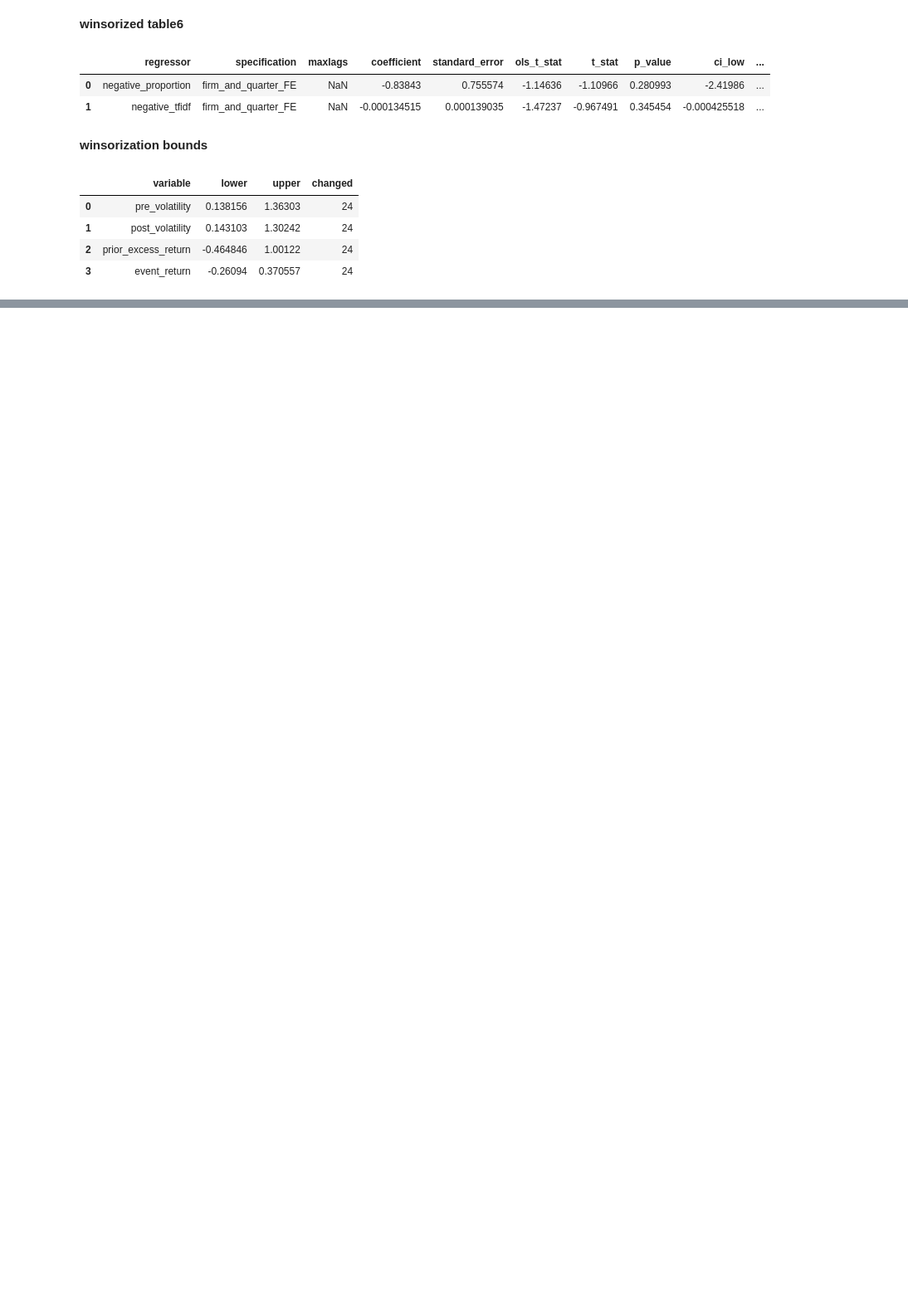
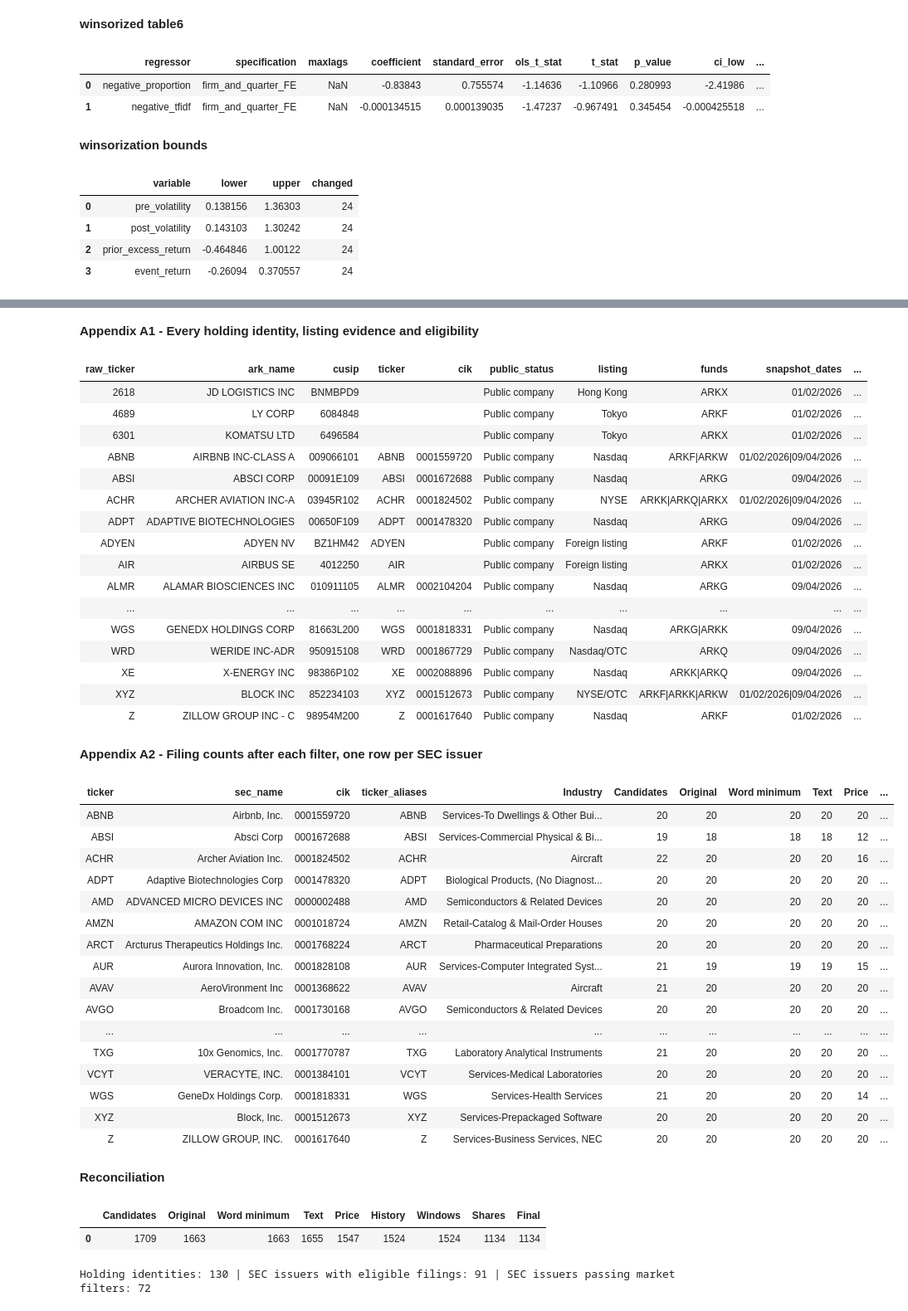
Before and after one commit to ph2606/FRE-GY-7871A-Assignment1, a Jupyter notebook: assignment1.ipynb, the cells around one changed output, grey strips where cells are left out. Shown at 83% size. Cells and saved outputs as stored; diff of their text form; code cells hidden in the pictures; blank space fills up the shorter version.

Commit message:
Company coverage and uncertainty rankings

```diff
--- a/assignment1.ipynb
+++ b/assignment1.ipynb
@@ -481,0 +499,61 @@ if A:
+# %%
+from IPython.display import HTML
+from src.rankings import run_rankings
+from src.company_appendix import build_company_appendix
+risk_panel, holdings_ranks, ranking_top, ranking_summary = run_rankings(ROOT)
+holding_identities, company_filters, company_summary = build_company_appendix(ROOT, risk_panel, holdings_ranks)
+display(Markdown('**Appendix A1 - Every holding identity, listing evidence and eligibility**'))
+identity_columns = ['raw_ticker','ark_name','cusip','ticker','cik','public_status','listing','funds',
+    'snapshot_dates','text_eligible','market_eligible','status','reason','listing_source','listing_evidence_date']
+display(HTML(holding_identities[identity_columns].to_html(index=False, render_links=True)))
+display(Markdown('**Appendix A2 - Filing counts after each filter, one row per SEC issuer**'))
+filter_columns = ['ticker','sec_name','cik','ticker_aliases','Industry','Candidates','Original','Word minimum',
+    'Text','Price','History','Windows','Shares','Final','Final K','Final Q','Ex Item1A',
+    'First filing','Last filing','Market eligible','K level','Q level','K trend','Q trend']
+display(HTML(company_filters[filter_columns].to_html(index=False)))
+display(Markdown('**Reconciliation**'))
+display(pd.DataFrame([company_summary['filter_totals']]))
+print('Holding identities:', company_summary['holding_identities'],
+      '| SEC issuers with eligible filings:', company_summary['eligible_issuers'],
+      '| SEC issuers passing market filters:', company_summary['market_eligible_issuers'])
+# %% [output]
+**Appendix A1 - Every holding identity, listing evidence and eligibility**
+| raw_ticker | ark_name | cusip | ticker | cik | public_status | listing | funds | snapshot_dates | ... |
+| 2618 | JD LOGISTICS INC | BNMBPD9 |  |  | Public company | Hong Kong | ARKX | 01/02/2026 | ... |
+| 4689 | LY CORP | 6084848 |  |  | Public company | Tokyo | ARKF | 01/02/2026 | ... |
+| 6301 | KOMATSU LTD | 6496584 |  |  | Public company | Tokyo | ARKX | 01/02/2026 | ... |
+| ABNB | AIRBNB INC-CLASS A | 009066101 | ABNB | 0001559720 | Public company | Nasdaq | ARKF|ARKW | 01/02/2026|09/04/2026 | ... |
+| ABSI | ABSCI CORP | 00091E109 | ABSI | 0001672688 | Public company | Nasdaq | ARKG | 09/04/2026 | ... |
+| ACHR | ARCHER AVIATION INC-A | 03945R102 | ACHR | 0001824502 | Public company | NYSE | ARKK|ARKQ|ARKX | 01/02/2026|09/04/2026 | ... |
+| ADPT | ADAPTIVE BIOTECHNOLOGIES | 00650F109 | ADPT | 0001478320 | Public company | Nasdaq | ARKG | 09/04/2026 | ... |
+| ADYEN | ADYEN NV | BZ1HM42 | ADYEN |  | Public company | Foreign listing | ARKF | 01/02/2026 | ... |
+| AIR | AIRBUS SE | 4012250 | AIR |  | Public company | Foreign listing | ARKX | 01/02/2026 | ... |
+| ALMR | ALAMAR BIOSCIENCES INC | 010911105 | ALMR | 0002104204 | Public company | Nasdaq | ARKG | 09/04/2026 | ... |
+| ... | ... | ... | ... | ... | ... | ... | ... | ... | ... |
+| WGS | GENEDX HOLDINGS CORP | 81663L200 | WGS | 0001818331 | Public company | Nasdaq | ARKG|ARKK | 09/04/2026 | ... |
+| WRD | WERIDE INC-ADR | 950915108 | WRD | 0001867729 | Public company | Nasdaq/OTC | ARKQ | 09/04/2026 | ... |
+| XE | X-ENERGY INC | 98386P102 | XE | 0002088896 | Public company | Nasdaq | ARKK|ARKQ | 09/04/2026 | ... |
+| XYZ | BLOCK INC | 852234103 | XYZ | 0001512673 | Public company | NYSE/OTC | ARKF|ARKK|ARKW | 01/02/2026|09/04/2026 | ... |
+| Z | ZILLOW GROUP INC - C | 98954M200 | Z | 0001617640 | Public company | Nasdaq | ARKF | 01/02/2026 | ... |
+**Appendix A2 - Filing counts after each filter, one row per SEC issuer**
+| ticker | sec_name | cik | ticker_aliases | Industry | Candidates | Original | Word minimum | Text | Price | ... |
+| ABNB | Airbnb, Inc. | 0001559720 | ABNB | Services-To Dwellings & Other Bui... | 20 | 20 | 20 | 20 | 20 | ... |
+| ABSI | Absci Corp | 0001672688 | ABSI | Services-Commercial Physical & Bi... | 19 | 18 | 18 | 18 | 12 | ... |
+| ACHR | Archer Aviation Inc. | 0001824502 | ACHR | Aircraft | 22 | 20 | 20 | 20 | 16 | ... |
+| ADPT | Adaptive Biotechnologies Corp | 0001478320 | ADPT | Biological Products, (No Diagnost... | 20 | 20 | 20 | 20 | 20 | ... |
+| AMD | ADVANCED MICRO DEVICES INC | 0000002488 | AMD | Semiconductors & Related Devices | 20 | 20 | 20 | 20 | 20 | ... |
+| AMZN | AMAZON COM INC | 0001018724 | AMZN | Retail-Catalog & Mail-Order Houses | 20 | 20 | 20 | 20 | 20 | ... |
+| ARCT | Arcturus Therapeutics Holdings Inc. | 0001768224 | ARCT | Pharmaceutical Preparations | 20 | 20 | 20 | 20 | 20 | ... |
+| AUR | Aurora Innovation, Inc. | 0001828108 | AUR | Services-Computer Integrated Syst... | 21 | 19 | 19 | 19 | 15 | ... |
+| AVAV | AeroVironment Inc | 0001368622 | AVAV | Aircraft | 21 | 20 | 20 | 20 | 20 | ... |
+| AVGO | Broadcom Inc. | 0001730168 | AVGO | Semiconductors & Related Devices | 20 | 20 | 20 | 20 | 20 | ... |
+| ... | ... | ... | ... | ... | ... | ... | ... | ... | ... | ... |
+| TXG | 10x Genomics, Inc. | 0001770787 | TXG | Laboratory Analytical Instruments | 21 | 20 | 20 | 20 | 20 | ... |
+| VCYT | VERACYTE, INC. | 0001384101 | VCYT | Services-Medical Laboratories | 20 | 20 | 20 | 20 | 20 | ... |
+| WGS | GeneDx Holdings Corp. | 0001818331 | WGS | Services-Health Services | 21 | 20 | 20 | 20 | 14 | ... |
+| XYZ | Block, Inc. | 0001512673 | XYZ | Services-Prepackaged Software | 20 | 20 | 20 | 20 | 20 | ... |
+| Z | ZILLOW GROUP, INC. | 0001617640 | Z | Services-Business Services, NEC | 20 | 20 | 20 | 20 | 20 | ... |
+**Reconciliation**
+|  | Candidates | Original | Word minimum | Text | Price | History | Windows | Shares | Final |
+| 0 | 1709 | 1663 | 1663 | 1655 | 1547 | 1524 | 1524 | 1134 | 1134 |
+Holding identities: 130 | SEC issuers with eligible filings: 91 | SEC issuers passing market filters: 72
```
Also changed, not shown: parts of 16 cells of this notebook, 10 other files.
